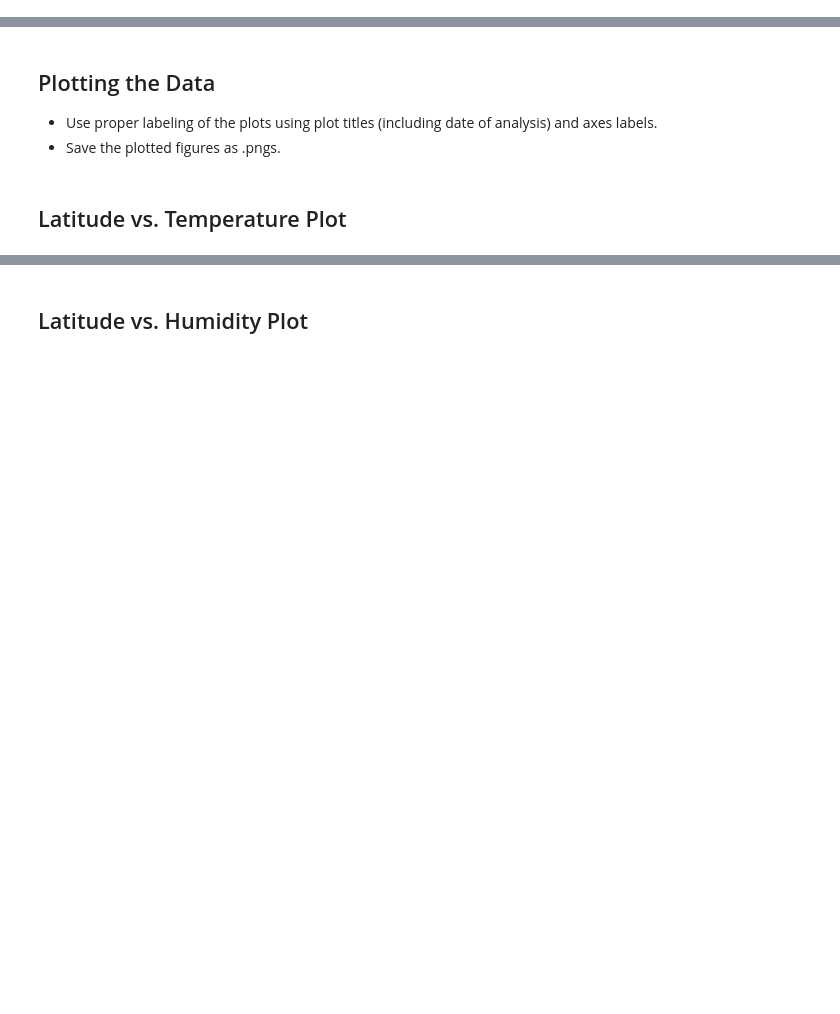
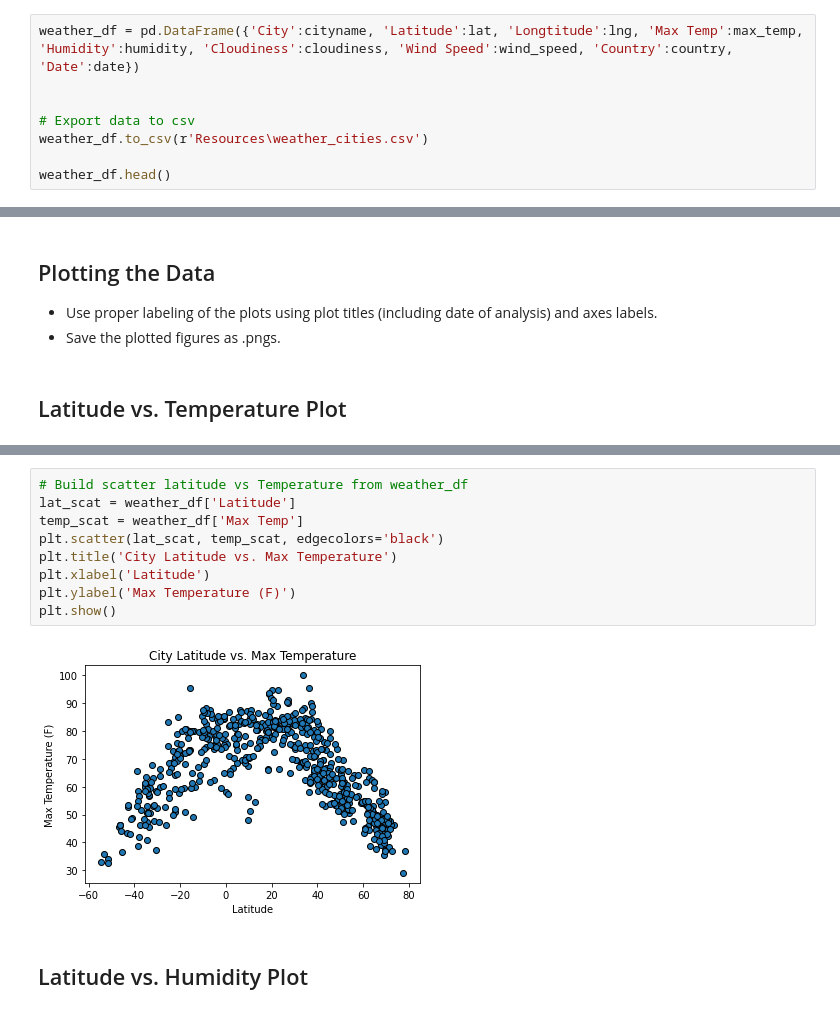
Before and after one commit to Paulhan49/python-api-challenge, a Jupyter notebook: WeatherPy.ipynb, the cells around one changed output, grey strips where cells are left out. Saved outputs shown, nothing was run; the diff lists cells and outputs as text; blank space fills up the shorter version.

```diff
--- a/WeatherPy.ipynb
+++ b/WeatherPy.ipynb
@@ -68,0 +126,8 @@ Data Retrieval Complete
+# %%
+weather_df = pd.DataFrame({'City':cityname, 'Latitude':lat, 'Longtitude':lng, 'Max Temp':max_temp, 'Humidity':humidity, 'Cloudiness':cloudiness, 'Wind Speed':wind_speed, 'Country':country, 'Date':date})
+
+
+# Export data to csv
+weather_df.to_csv(r'Resources\weather_cities.csv')
+
+weather_df.head()
@@ -107,2 +178,13 @@ Int64Index([], dtype='int64')
+# %%
+# Build scatter latitude vs Temperature from weather_df
+lat_scat = weather_df['Latitude']
+temp_scat = weather_df['Max Temp']
+plt.scatter(lat_scat, temp_scat, edgecolors='black')
+plt.title('City Latitude vs. Max Temperature')
+plt.xlabel('Latitude')
+plt.ylabel('Max Temperature (F)')
+plt.show()
+# %% [output]
+[figure, added]
 # %% [markdown]
 ## Latitude vs. Humidity Plot
```
Also changed, not shown: parts of 36 cells of this notebook, 2 other files.
